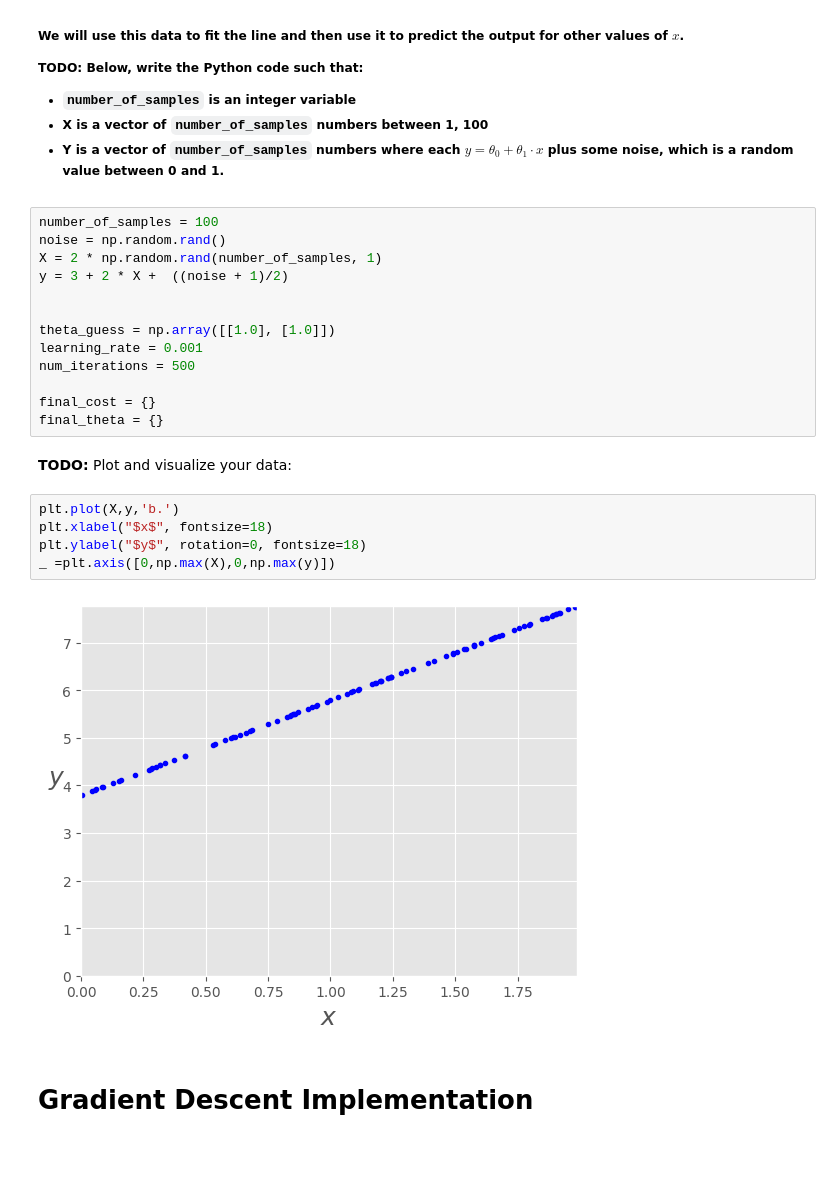
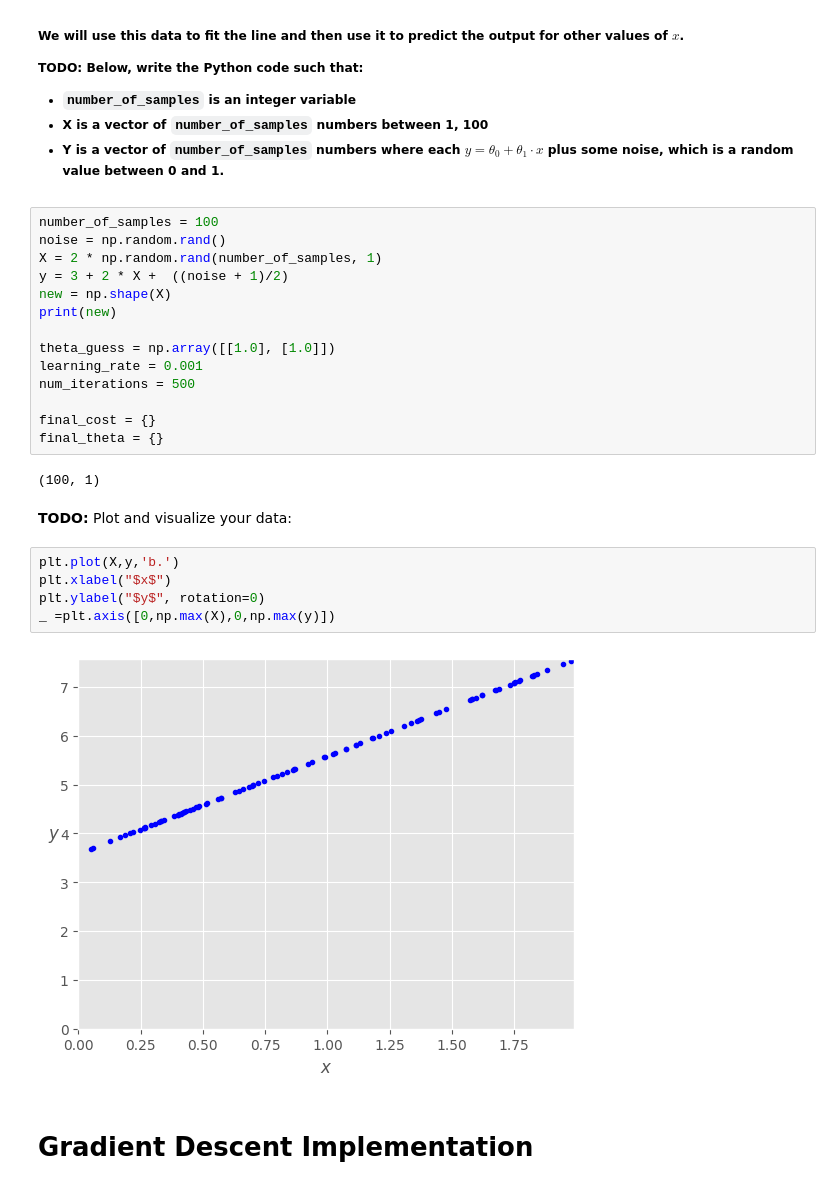
Before and after one commit to HARINI-RadheyKrishna/Machine_Learning, a Jupyter notebook: Gradient_Descent.ipynb, the cells around one changed output. Saved outputs shown, nothing was run; the diff lists cells and outputs as text; blank space fills up the shorter version.

```diff
--- a/Gradient_Descent.ipynb
+++ b/Gradient_Descent.ipynb
@@ -74,7 +74,8 @@ number_of_samples = 100
 noise = np.random.rand()
 X = 2 * np.random.rand(number_of_samples, 1)
 y = 3 + 2 * X +  ((noise + 1)/2)
-
+new = np.shape(X)
+print(new)
 
 theta_guess = np.array([[1.0], [1.0]])
 learning_rate = 0.001
@@ -82,15 +83,17 @@ num_iterations = 500
 
 final_cost = {}
 final_theta = {}
+# %% [output]
+(100, 1)
 # %% [markdown]
 **TODO:** Plot and visualize your data:
 # %%
 plt.plot(X,y,'b.')
-plt.xlabel("$x$", fontsize=18)
-plt.ylabel("$y$", rotation=0, fontsize=18)
+plt.xlabel("$x$")
+plt.ylabel("$y$", rotation=0)
 _ =plt.axis([0,np.max(X),0,np.max(y)])
 # %% [output]
-[figure, old version]
+[figure, new version]
 # %% [markdown]
 # Gradient Descent Implementation
 # %% [markdown]
```
Also changed, not shown: parts of 7 cells of this notebook.
